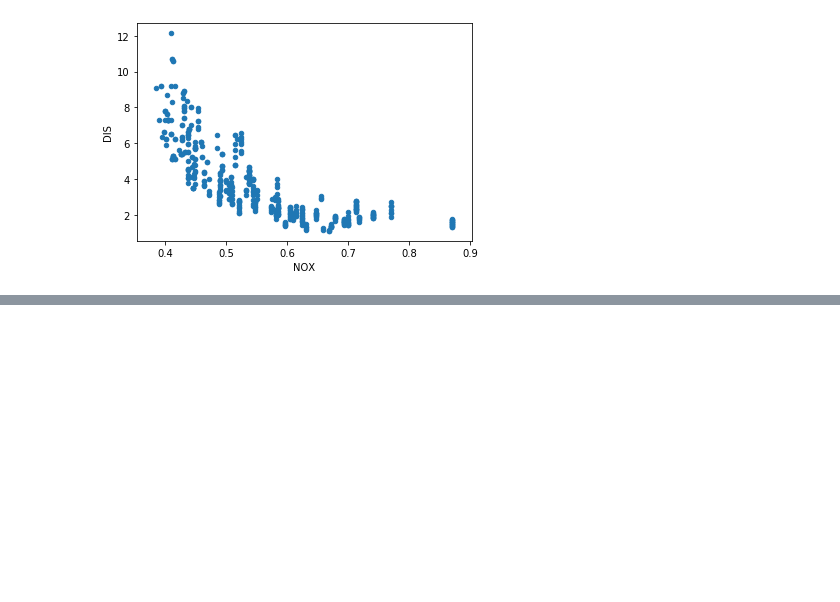
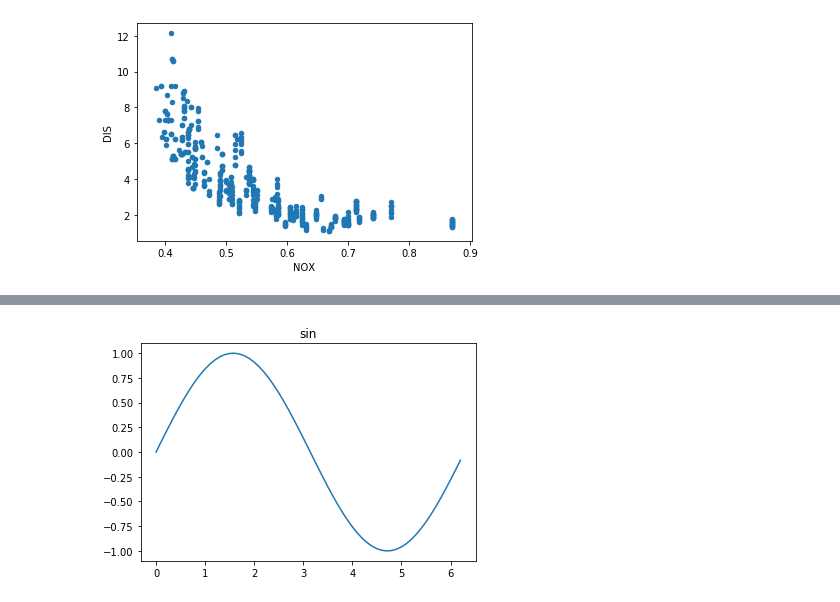
Before and after one commit to cwwang1128/ML100Days, a Jupyter notebook: homework/D15_pandas 常見圖表程式設計.ipynb, the cells around one changed output, grey strips where cells are left out. Cells and saved outputs as stored; diff of their text form; code cells hidden in the pictures; blank space fills up the shorter version.

```diff
--- a/homework/D15_pandas 常見圖表程式設計.ipynb
+++ b/homework/D15_pandas 常見圖表程式設計.ipynb
@@ -40,0 +69,12 @@ DIS -0.769221  1.000000
+# %%
+
+# 畫出完整的 sin 圖形
+x = np.arange( 0, 2*np.pi, 0.1 )
+y_sin = np.sin(x)
+
+plt.plot( x, y_sin )
+plt.title('sin')
+plt.show()
+#plt.savefig("sin.png",dpi=300,format="png")
+# %% [output]
+[figure, added]
```
Also changed, not shown: parts of 8 cells of this notebook.
